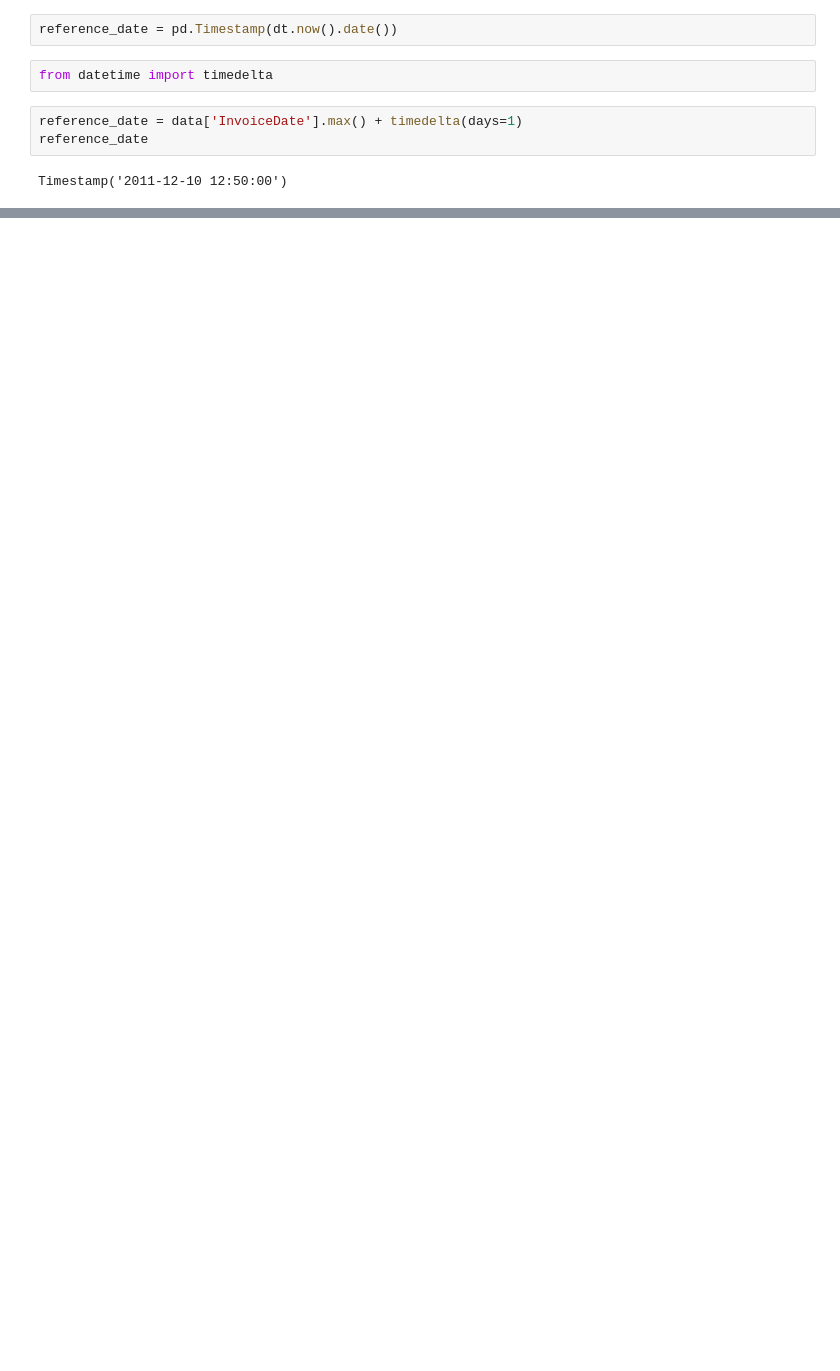
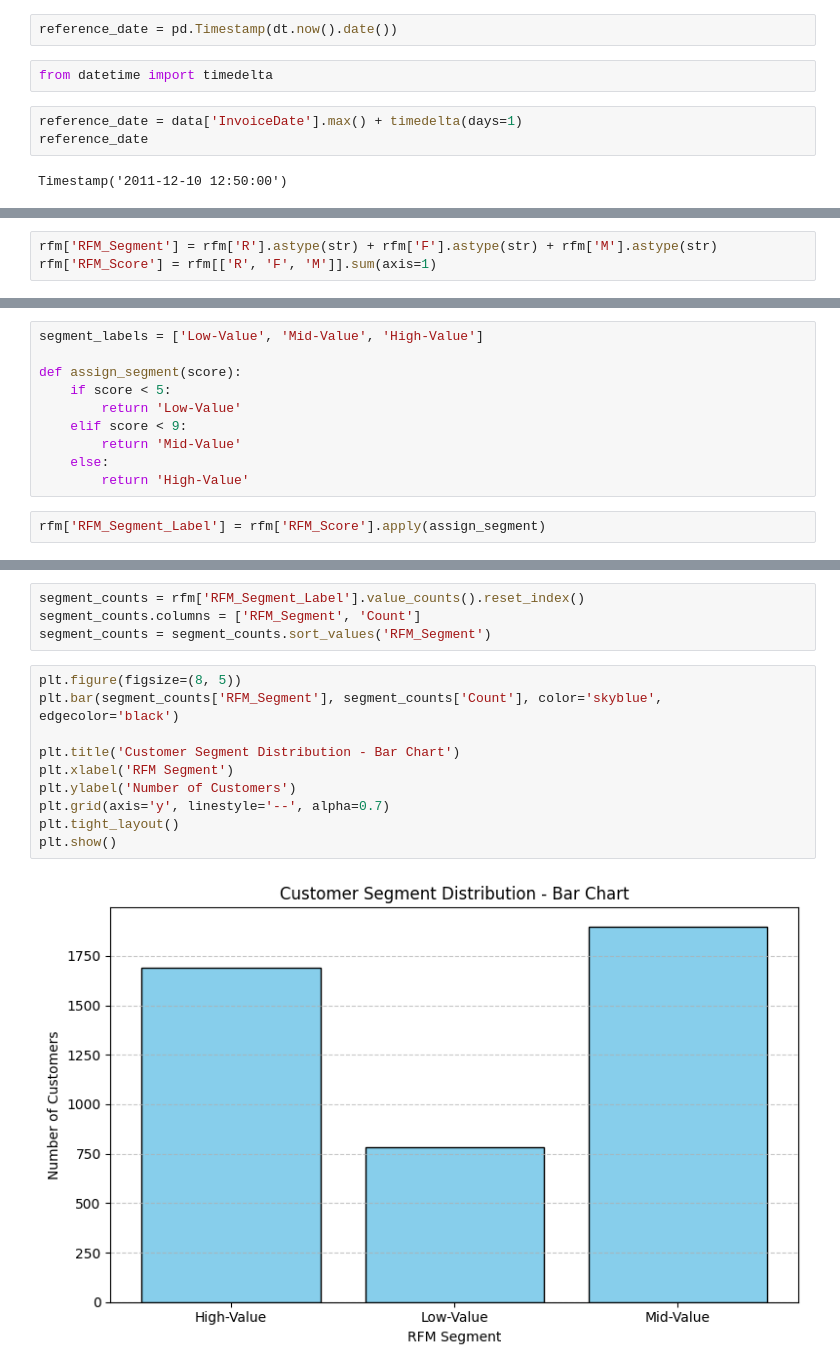
Before and after one commit to Shandeep-Raula/Customer-Segmentaion-Using-RFM-Model, a Jupyter notebook: customer-segmentaion.ipynb, the cells around one changed output, grey strips where cells are left out. Drawn from its saved outputs; the diff is of its cells as text; blank space fills up the shorter version.

Commit message:
Kaggle Notebook | Customer_Segmentaion | Apply RFM

```diff
--- a/customer-segmentaion.ipynb
+++ b/customer-segmentaion.ipynb
@@ -68,0 +124,3 @@ Timestamp('2011-12-10 12:50:00')
+# %%
+rfm['RFM_Segment'] = rfm['R'].astype(str) + rfm['F'].astype(str) + rfm['M'].astype(str)
+rfm['RFM_Score'] = rfm[['R', 'F', 'M']].sum(axis=1)
@@ -68,0 +137,12 @@ Timestamp('2011-12-10 12:50:00')
+# %%
+segment_labels = ['Low-Value', 'Mid-Value', 'High-Value']
+
+def assign_segment(score):
+    if score < 5:
+        return 'Low-Value'
+    elif score < 9:
+        return 'Mid-Value'
+    else:
+        return 'High-Value'
+# %%
+rfm['RFM_Segment_Label'] = rfm['RFM_Score'].apply(assign_segment)
@@ -68,0 +159,16 @@ Timestamp('2011-12-10 12:50:00')
+# %%
+segment_counts = rfm['RFM_Segment_Label'].value_counts().reset_index()
+segment_counts.columns = ['RFM_Segment', 'Count']
+segment_counts = segment_counts.sort_values('RFM_Segment')
+# %%
+plt.figure(figsize=(8, 5))
+plt.bar(segment_counts['RFM_Segment'], segment_counts['Count'], color='skyblue', edgecolor='black')
+
+plt.title('Customer Segment Distribution - Bar Chart')
+plt.xlabel('RFM Segment')
+plt.ylabel('Number of Customers')
+plt.grid(axis='y', linestyle='--', alpha=0.7)
+plt.tight_layout()
+plt.show()
+# %% [output]
+[figure, added]
```
Also changed, not shown: parts of 14 cells of this notebook.
